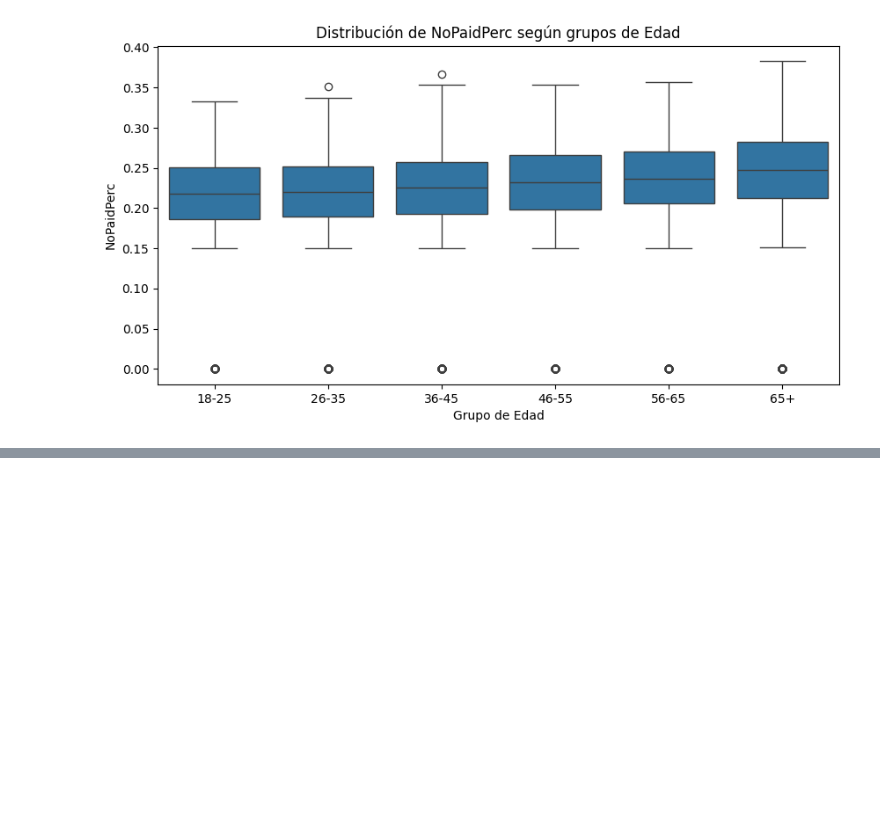
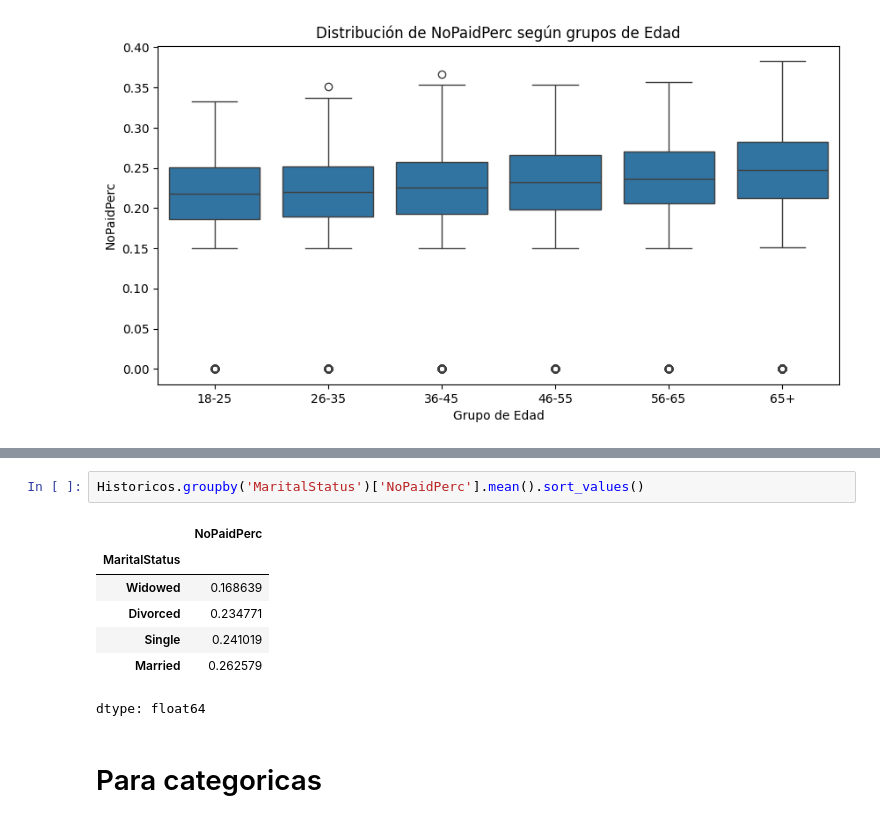
Before and after one commit to JonathanVillegasG/LEA3_FIN2, a Jupyter notebook: Copia de a_preprocesamiento.ipynb, the cells around one changed output, grey strips where cells are left out. Drawn from its saved outputs; the diff is of its cells as text; blank space fills up the shorter version.

```diff
--- a/Copia de a_preprocesamiento.ipynb
+++ b/Copia de a_preprocesamiento.ipynb
@@ -129,3 +271,15 @@ for var in categoricas:
 [figure]
 [figure]
 [figure]
+# %%
+Historicos.groupby('MaritalStatus')['NoPaidPerc'].mean().sort_values()
+# %% [output]
+|  | NoPaidPerc |
+| MaritalStatus |  |
+| Widowed | 0.168639 |
+| Divorced | 0.234771 |
+| Single | 0.241019 |
+| Married | 0.262579 |
+dtype: float64
+# %% [markdown]
+# Para categoricas
```
Also changed, not shown: parts of 38 cells of this notebook.
